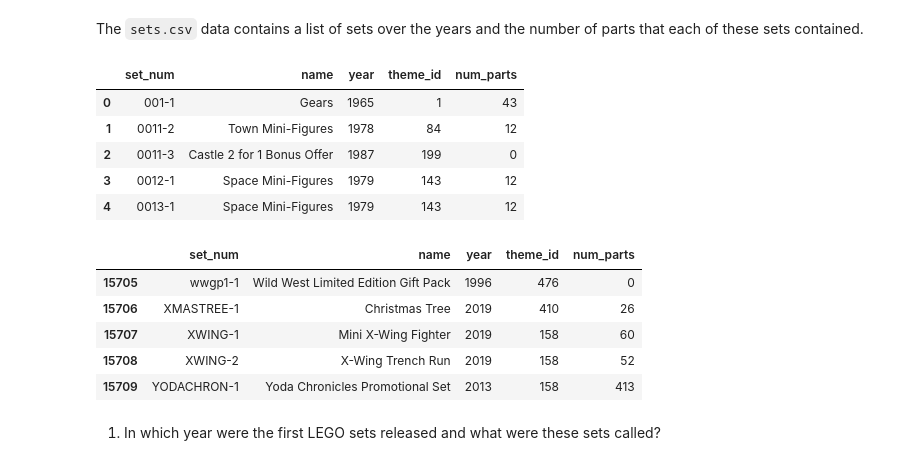
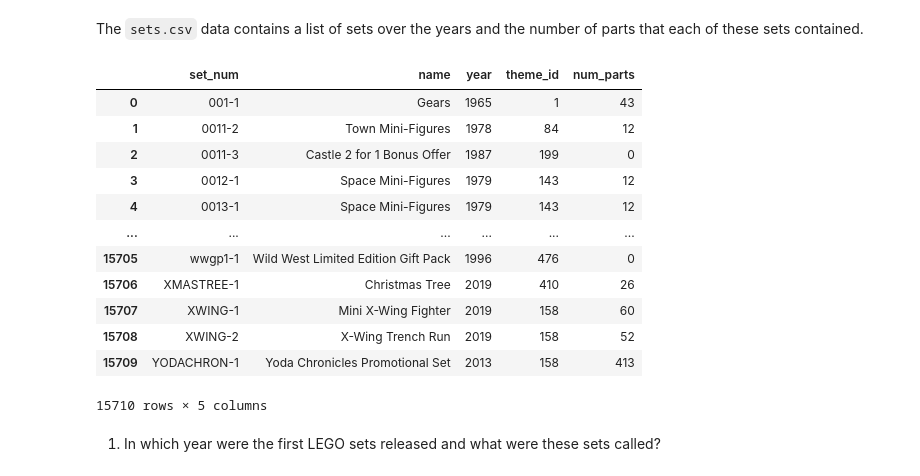
Before and after one commit to muhzinkhan/LEGO-Products-Analysis-and-Visualization, a Jupyter notebook: LEGO_Products_Analysis_and_Visualization.ipynb, the cells around one changed output. Saved outputs shown, nothing was run; the diff lists cells and outputs as text; code cells hidden in the pictures.

```diff
--- a/LEGO_Products_Analysis_and_Visualization.ipynb
+++ b/LEGO_Products_Analysis_and_Visualization.ipynb
@@ -67,23 +67,21 @@ A lego **set** is a particular box of LEGO or product. Therefore, a single theme
 The <code>sets.csv</code> data contains a list of sets over the years and the number of parts that each of these sets contained.
 # %%
 sets = pd.read_csv('data/sets.csv')
-sets.head()
+sets
 # %% [output]
 |  | set_num | name | year | theme_id | num_parts |
 | 0 | 001-1 | Gears | 1965 | 1 | 43 |
 | 1 | 0011-2 | Town Mini-Figures | 1978 | 84 | 12 |
 | 2 | 0011-3 | Castle 2 for 1 Bonus Offer | 1987 | 199 | 0 |
 | 3 | 0012-1 | Space Mini-Figures | 1979 | 143 | 12 |
 | 4 | 0013-1 | Space Mini-Figures | 1979 | 143 | 12 |
+| ... | ... | ... | ... | ... | ... |
+| 15705 | wwgp1-1 | Wild West Limited Edition Gift Pack | 1996 | 476 | 0 |
+| 15706 | XMASTREE-1 | Christmas Tree | 2019 | 410 | 26 |
+| 15707 | XWING-1 | Mini X-Wing Fighter | 2019 | 158 | 60 |
+| 15708 | XWING-2 | X-Wing Trench Run | 2019 | 158 | 52 |
+| 15709 | YODACHRON-1 | Yoda Chronicles Promotional Set | 2013 | 158 | 413 |
+15710 rows × 5 columns
-# %%
-sets.tail()
-# %% [output]
-|  | set_num | name | year | theme_id | num_parts |
-| 15705 | wwgp1-1 | Wild West Limited Edition Gift Pack | 1996 | 476 | 0 |
-| 15706 | XMASTREE-1 | Christmas Tree | 2019 | 410 | 26 |
-| 15707 | XWING-1 | Mini X-Wing Fighter | 2019 | 158 | 60 |
-| 15708 | XWING-2 | X-Wing Trench Run | 2019 | 158 | 52 |
-| 15709 | YODACHRON-1 | Yoda Chronicles Promotional Set | 2013 | 158 | 413 |
 # %% [markdown]
 1. In which year were the first LEGO sets released and what were these sets called?
 # %%
```
